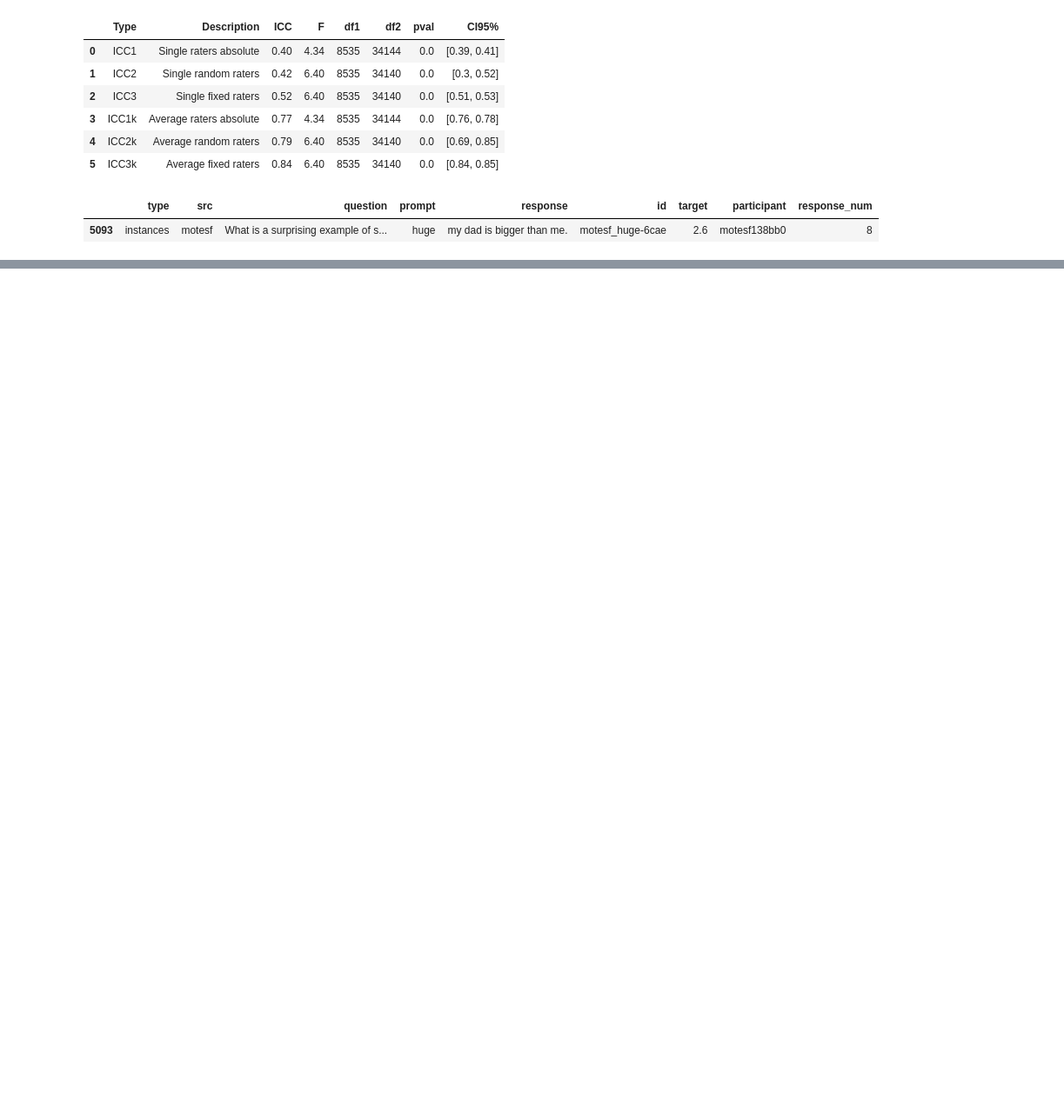
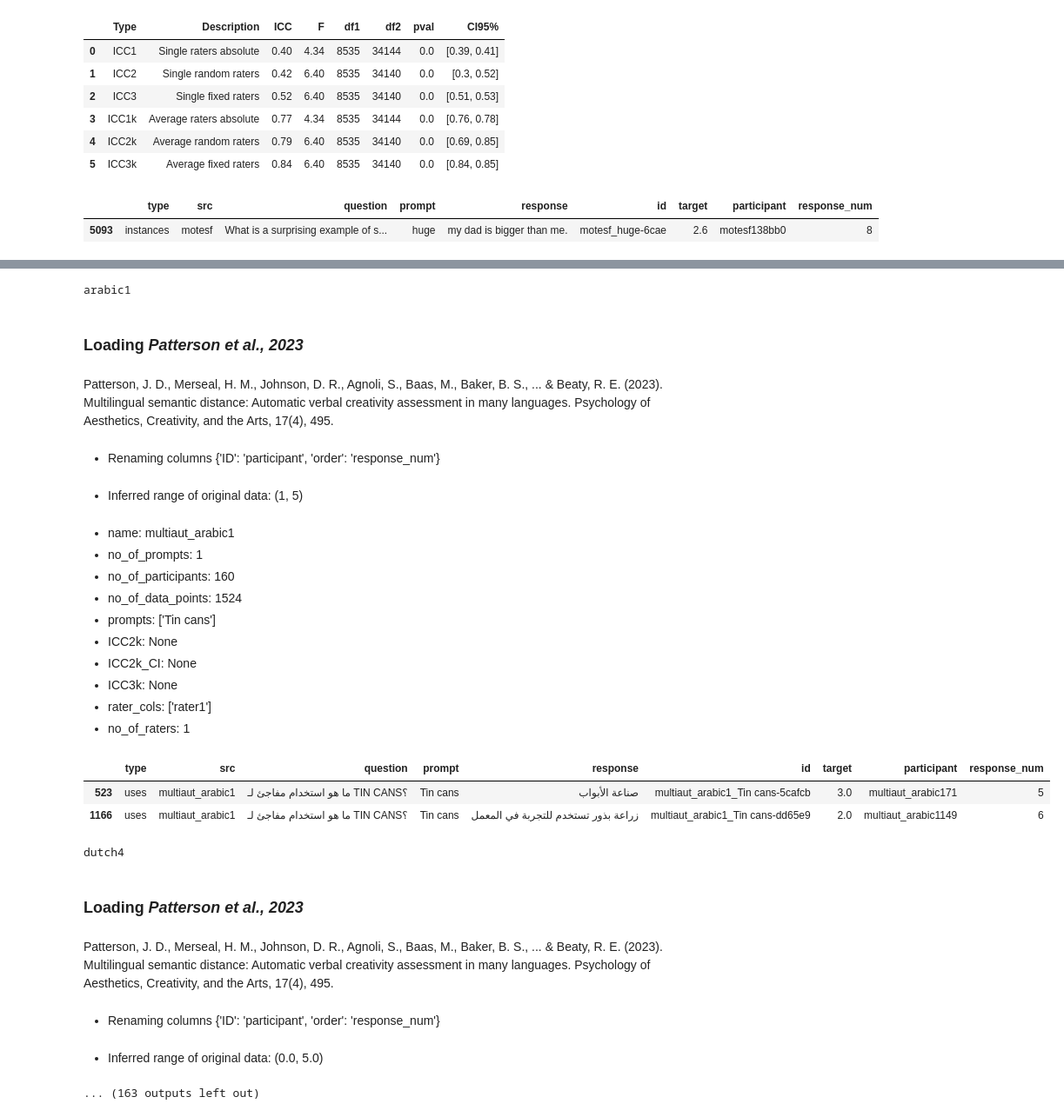
Before and after one commit to massivetexts/ocsai, a Jupyter notebook: notebooks/cleanDatasets.ipynb, the cells around one changed output, grey strips where cells are left out. Shown: that part at 87% size. Drawn from its saved outputs; the diff is of its cells as text; code cells hidden in the pictures; blank space fills up the shorter version.

```diff
--- a/notebooks/cleanDatasets.ipynb
+++ b/notebooks/cleanDatasets.ipynb
@@ -696,0 +641,50 @@ datasets[src].sample()
+# %%
+fnames = download_from_description(desc, '../data/raw')
+
+# additional info specific to subset datasets
+subsets = {
+
+}
+language_to_iso = {
+    'arabic': 'ara', 'chinese': 'chi', 'dutch': 'dut', 'english': 'eng',
+    'farsi': 'per', 'french': 'fre', 'german': 'ger', 'hebrew': 'heb',
+    'italian': 'ita', 'polish': 'pol', 'russian': 'rus', 'spanish': 'spa'
+}
+for fname in fnames:
+    # language is automatically detected from filename
+    subset_desc = desc.copy()
+    print(fname.stem)
+    subset_desc['language'] = language_to_iso[fname.stem[:-1]]
+    subset_desc['name'] = desc['name'] + '_' + fname.stem
+    if subsets.get(fname.stem):
+        subset_desc.update(subsets[fname.stem])
+    if fname.stem == 'english2':
+        print("NOTE: english2 had an encoding error. Opening and re-saving it seems to fix it.")
+    df = pd.read_csv(fname, encoding='utf-8')
+    cleaned = prep_general(df, **subset_desc, save_dir='../data/datasets')
+    display(cleaned.sample(2))
+# %% [output]
+arabic1
+### Loading *Patterson et al., 2023*
+Patterson, J. D., Merseal, H. M., Johnson, D. R., Agnoli, S., Baas, M., Baker, B. S., ... & Beaty, R. E. (2023). Multilingual semantic distance: Automatic verbal creativity assessment in many languages. Psychology of Aesthetics, Creativity, and the Arts, 17(4), 495.
+- Renaming columns {'ID': 'participant', 'order': 'response_num'}
+- Inferred range of original data: (1, 5)
+- name: multiaut_arabic1
+- no_of_prompts: 1
+- no_of_participants: 160
+- no_of_data_points: 1524
+- prompts: ['Tin cans']
+- ICC2k: None
+- ICC2k_CI: None
+- ICC3k: None
+- rater_cols: ['rater1']
+- no_of_raters: 1
+|  | type | src | question | prompt | response | id | target | participant | response_num |
+| 523 | uses | multiaut_arabic1 | ما هو استخدام مفاجئ لـ TIN CANS؟ | Tin cans | صناعة الأبواب | multiaut_arabic1_Tin cans-5cafcb | 3.0 | multiaut_arabic171 | 5 |
+| 1166 | uses | multiaut_arabic1 | ما هو استخدام مفاجئ لـ TIN CANS؟ | Tin cans | زراعة بذور تستخدم للتجربة في المعمل | multiaut_arabic1_Tin cans-dd65e9 | 2.0 | multiaut_arabic1149 | 6 |
+dutch4
+### Loading *Patterson et al., 2023*
+Patterson, J. D., Merseal, H. M., Johnson, D. R., Agnoli, S., Baas, M., Baker, B. S., ... & Beaty, R. E. (2023). Multilingual semantic distance: Automatic verbal creativity assessment in many languages. Psychology of Aesthetics, Creativity, and the Arts, 17(4), 495.
+- Renaming columns {'ID': 'participant', 'order': 'response_num'}
+- Inferred range of original data: (0.0, 5.0)
+... (163 outputs left out)
```
Also changed, not shown: parts of 19 cells of this notebook.
